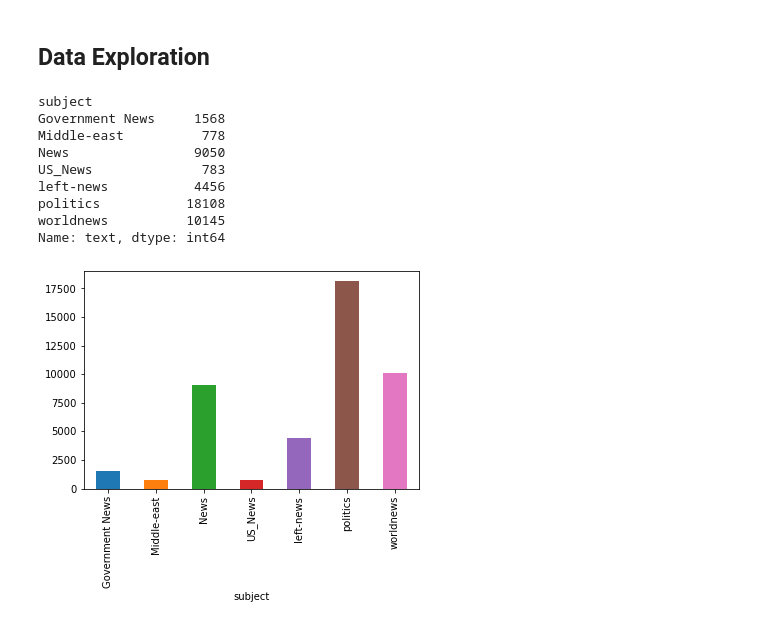
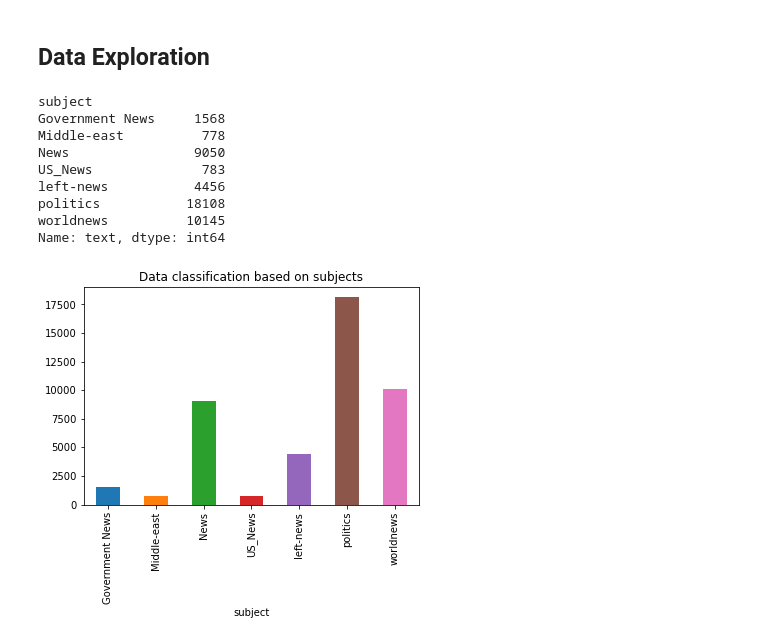
Before and after one commit to jeune/FakeNewsDetector, a Jupyter notebook: Fake News Detection.ipynb, the cells around one changed output. Drawn from its saved outputs; the diff is of its cells as text; code cells hidden in the pictures.

```diff
--- a/Fake News Detection.ipynb
+++ b/Fake News Detection.ipynb
@@ -61,21 +89,45 @@ data = data.reset_index(drop = True)
 # %% [markdown]
 ## Data Cleaning
+# %%
+def punctuation_removal(text):
+    all_list = [char for char in text if char not in "!\"#$%&()*+-./:;<=>?@[\]^_`{|}~\n"]
+    clean_str = ''.join(all_list)
+    return clean_str
+
+def convert_numbers(data):
+    tokens = word_tokenize(str(data))
+    new_text = ""
+    for w in tokens:
+        try:
+            w = num2words(int(w))
+        except:
+            a = 0
+        new_text = new_text + " " + w
+    new_text = np.char.replace(new_text, "-", " ")
+    return new_text
+
+def Lemmating(data):
+    lemmater= WordNetLemmatizer()
+
+    tokens = word_tokenize(str(data))
+    new_text = ""
+    for w in tokens:
+        new_text = new_text + " " + lemmater.lemmatize(w)
+    return new_text
 # %%
-# Data cleaning
-
-def punctuation_removal(text):
-    all_list = [char for char in text if char not in string.punctuation]
-    clean_str = ''.join(all_list)
-    return clean_str
-
-data['text'] = data['text'].apply(lambda x: x.lower())
-data['text'] = data['text'].apply(punctuation_removal)
 data['subject'] = data['subject'].replace('politicsNews', 'politics')
 data['subject'] = data['subject'].replace('_', '-')
 
 stop = stopwords.words('english')
 # remove stopwords
+data['text'] = data['text'].apply(lambda x: x.lower())
+data['text'] = data['text'].apply(lambda x: re.sub(r"http\S+|www\S+|https\S+", '', x, flags=re.MULTILINE))  #remove urls and links
+data['text'] = data['text'].apply(convert_numbers)
+data['text'] = data['text'].apply(Lemmating)
+data['text'] = data['text'].apply(punctuation_removal)
 data['text'] = data['text'].apply(lambda x: ' '.join([word for word in x.split() if word not in (stop)]))
+data['text'] = data['text'].apply(lambda x: np.char.replace(x, "'", ""))
+data['text'] = data['text'].apply(lambda x: ' '.join( [w for w in x.split() if len(w)>1] ))
 # %%
 data['date'] = data['date'].str.replace('Jan ', 'January ')
 data['date'] = data['date'].str.replace('Feb ', 'February ')
@@ -100,16 +173,17 @@ data['month'] = data['month'].astype(str)
 # %%
 print(data.groupby(['subject'])['text'].count())
 data.groupby(['subject'])['text'].count().plot(kind="bar")
+plt.title("Data classification based on subjects")
 plt.show()
 # %% [output]
 subject
 Government News     1568
 Middle-east          778
 News                9050
 US_News              783
 left-news           4456
 politics           18108
 worldnews          10145
 Name: text, dtype: int64
-[figure, old version]
+[figure, new version]
 # %%
```
Also changed, not shown: parts of 44 cells of this notebook.
